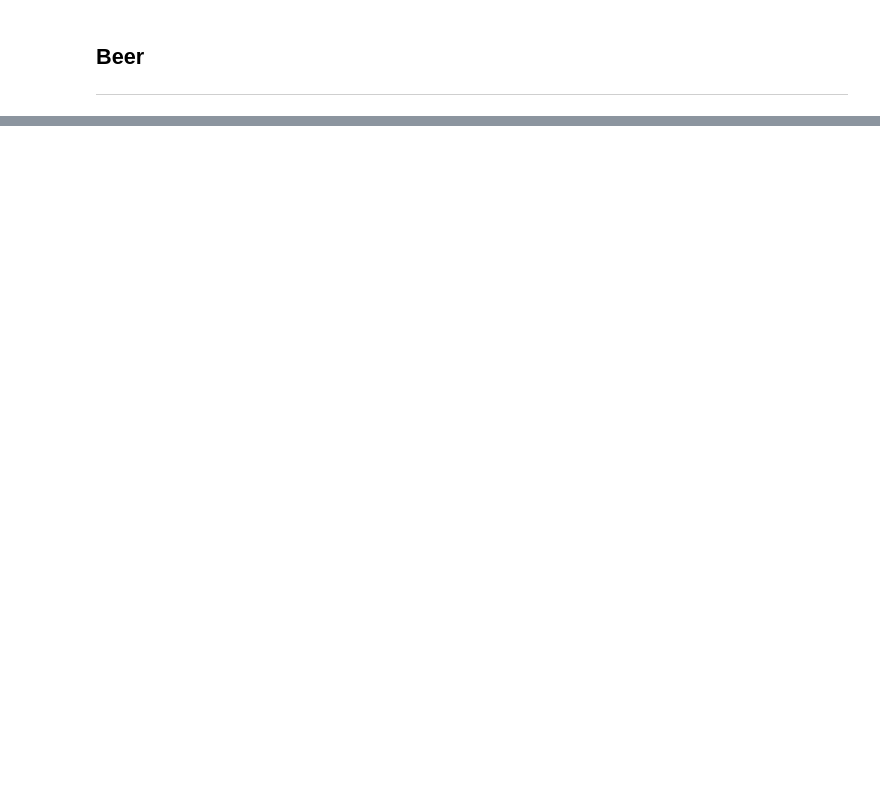
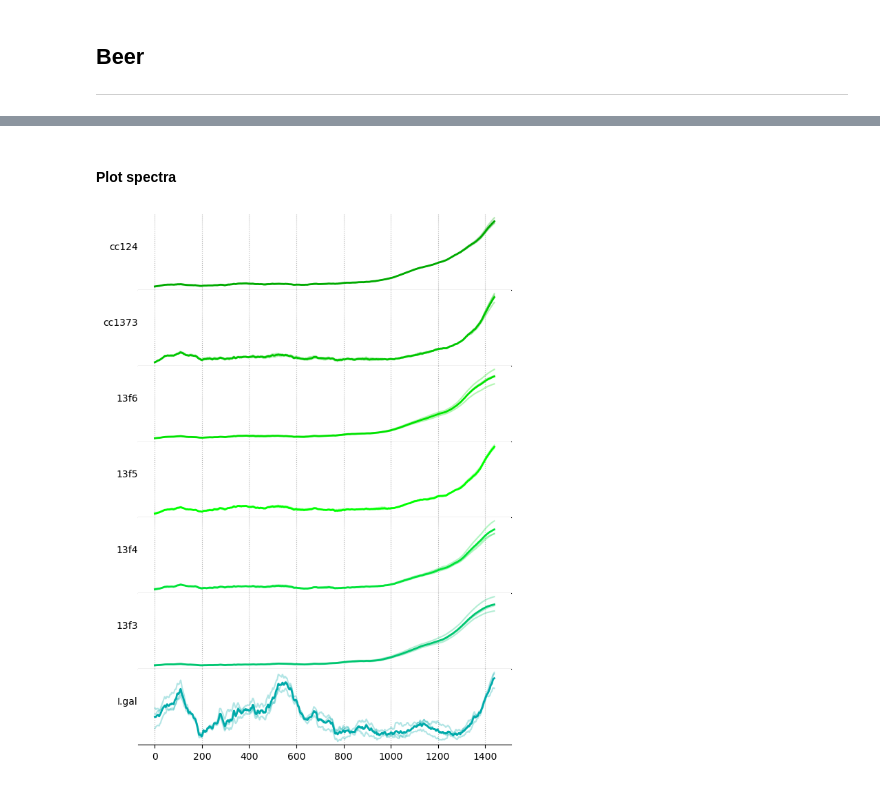
Before and after one commit to Arcadia-Science/2024-disco-raman-hackathon, a Jupyter notebook: notebooks/Fig-2_Raw-Spectra.ipynb, the cells around one changed output, grey strips where cells are left out. Cells and saved outputs as stored; diff of their text form; code cells hidden in the pictures; blank space fills up the shorter version.

```diff
--- a/notebooks/Fig-2_Raw-Spectra.ipynb
+++ b/notebooks/Fig-2_Raw-Spectra.ipynb
@@ -353,0 +230,46 @@ plt.savefig("../pub/figures/panel_C.svg", dpi=144)
+# %%
+# mapping for algae names in csv files to names
+# in the dataframe
+algae_name_mapping = {
+    "cc124": "cc124",
+    "cc1373": "cc1373",
+    "13f6": "13f6",
+    "13f5": "13f5",
+    "13f4": "13f4",
+    "13f3": "13f3",
+    "isochrysis": "I.gal",
+}
+
+# glob all the algae spectra csvs
+csv_files = Path("../data/algae/").glob("*/*.csv")
+algae_spectra = {}
+
+# loop through spectral data
+for csv_file in csv_files:
+    # map algae name from csv directory to the species
+    # or strain name in the dataframe
+    algae_name_csv = csv_file.parent.name
+    algae_name = algae_name_mapping[algae_name_csv]
+
+    # mapping for spectral data
+    key = (algae_name, csv_file.stem)
+    spectrum = pd.read_csv(csv_file)["Intensity (a.u.)"].values
+    algae_spectra[key] = spectrum
+# %% [markdown]
+#### Plot spectra
+# %%
+# dark green to bright green to teal
+algae_colors = ["#00aa00", "#00ff00" ,"#00aaaa"]
+
+# order algae samples
+algae_names_ordered = algae_dataframe["Species or strain"].tolist()
+
+# plot spectra
+plot_spectra(
+    algae_spectra,
+    algae_dataframe,
+    samples_ordered=algae_names_ordered,
+    colors=algae_colors,
+)
+# %% [output]
+[figure, added]
```
Also changed, not shown: parts of 43 cells of this notebook.
